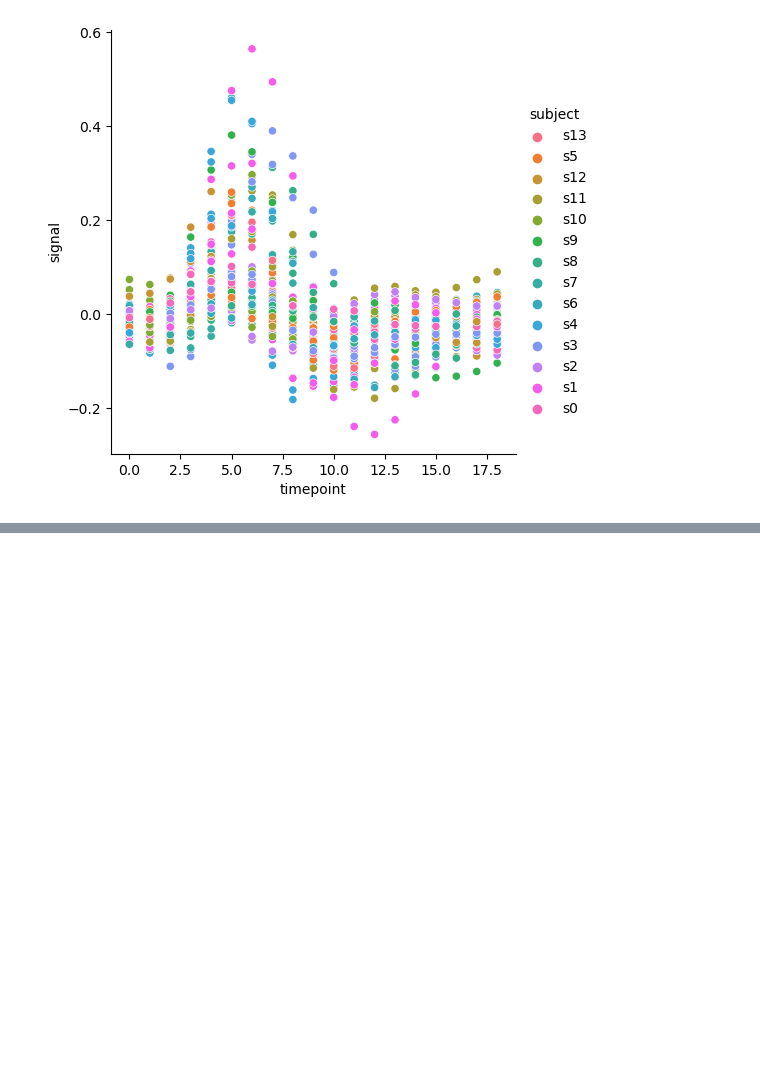
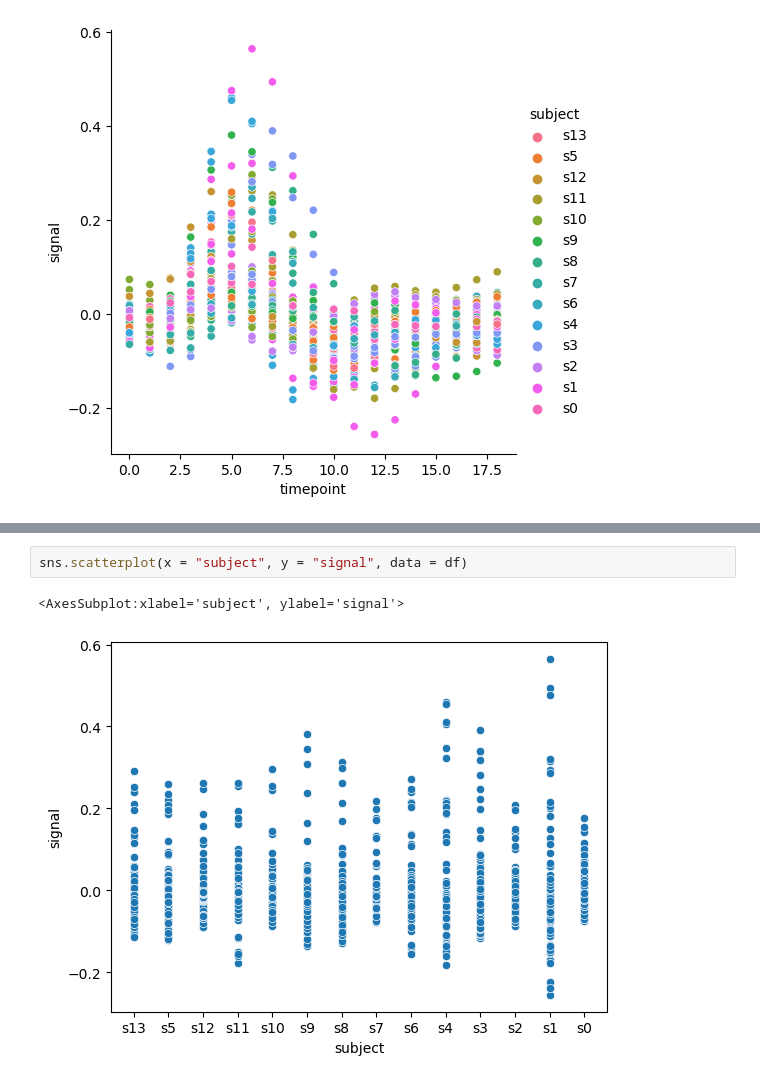
Before and after one commit to osmanpampal28/seaborn_library, a Jupyter notebook: fmri.ipynb, the cells around one changed output, grey strips where cells are left out. Cells and saved outputs as stored; diff of their text form; blank space fills up the shorter version.

Commit message:
scatterplot and heatmap

```diff
--- a/fmri.ipynb
+++ b/fmri.ipynb
@@ -460,0 +472,5 @@ sns.relplot(x = "timepoint", y = "signal", hue = "subject", data = df)
+# %%
+sns.scatterplot(x = "subject", y = "signal", data = df)
+# %% [output]
+<AxesSubplot:xlabel='subject', ylabel='signal'>
+[figure, added]
```
Also changed, not shown: parts of 11 cells of this notebook.
